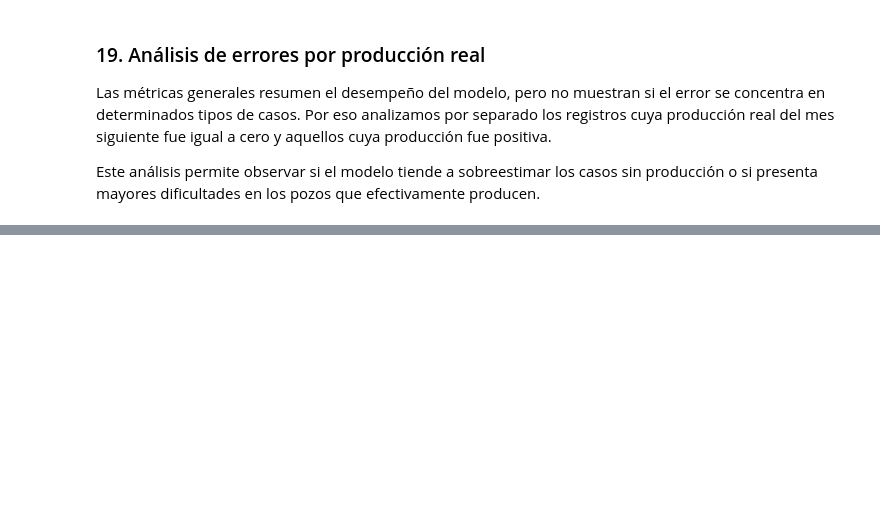
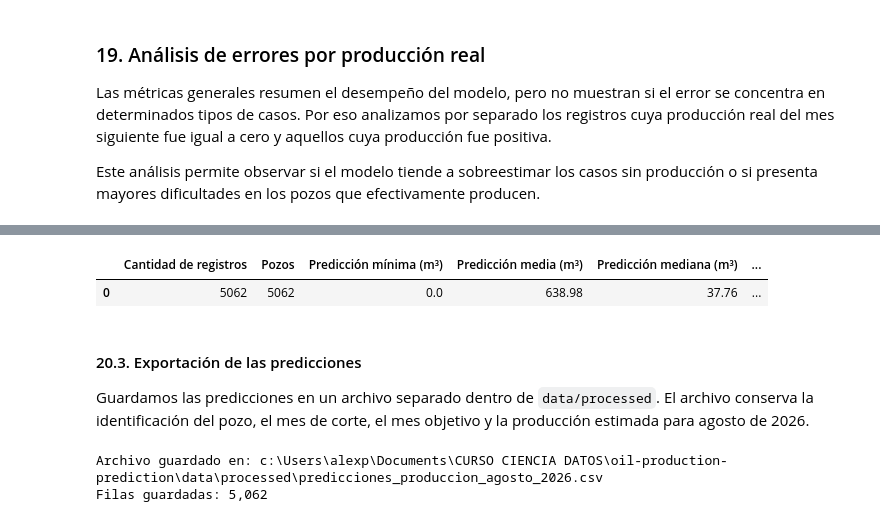
Before and after one commit to alexParedes027/oil-production-prediction, a Jupyter notebook: notebooks/04_modelado_regresion.ipynb, the cells around one changed output, grey strips where cells are left out. Saved outputs shown, nothing was run; the diff lists cells and outputs as text; code cells hidden in the pictures; blank space fills up the shorter version.

```diff
--- a/notebooks/04_modelado_regresion.ipynb
+++ b/notebooks/04_modelado_regresion.ipynb
@@ -2323 +2411,59 @@ display(resultados_test_por_grupo_final)
+# %%
+resumen_inferencia = pd.DataFrame({
+    "Cantidad de registros": [len(resultado_inferencia)],
+    "Pozos": [resultado_inferencia["idpozo"].nunique()],
+    "Predicción mínima (m³)": [
+        resultado_inferencia["produccion_predicha_m3"].min()
+    ],
+    "Predicción media (m³)": [
+        resultado_inferencia["produccion_predicha_m3"].mean()
+    ],
+    "Predicción mediana (m³)": [
+        resultado_inferencia["produccion_predicha_m3"].median()
+    ],
+    "Percentil 90 (m³)": [
+        resultado_inferencia[
+            "produccion_predicha_m3"
+        ].quantile(0.90)
+    ],
+    "Percentil 99 (m³)": [
+        resultado_inferencia[
+            "produccion_predicha_m3"
+        ].quantile(0.99)
+    ],
+    "Predicción máxima (m³)": [
+        resultado_inferencia["produccion_predicha_m3"].max()
+    ],
+    "Predicciones iguales a cero": [
+        (
+            resultado_inferencia["produccion_predicha_m3"] == 0
+        ).sum()
+    ],
+})
+
+display(resumen_inferencia.round(2))
+# %% [output]
+|  | Cantidad de registros | Pozos | Predicción mínima (m³) | Predicción media (m³) | Predicción mediana (m³) | ... |
+| 0 | 5062 | 5062 | 0.0 | 638.98 | 37.76 | ... |
+# %% [markdown]
+#### 20.3. Exportación de las predicciones
+
+Guardamos las predicciones en un archivo separado dentro de `data/processed`. El archivo conserva la identificación del pozo, el mes de corte, el mes objetivo y la producción estimada para agosto de 2026.
+# %%
+ruta_inferencia_final = (
+    RUTA_PROCESSED / "predicciones_produccion_agosto_2026.csv"
+)
+
+resultado_inferencia.to_csv(
+    ruta_inferencia_final,
+    index=False,
+)
+
+print(f"Archivo guardado en: {ruta_inferencia_final}")
+print(
+    f"Filas guardadas: {len(resultado_inferencia):,}"
+)
+# %% [output]
+Archivo guardado en: c:\Users\alexp\Documents\CURSO CIENCIA DATOS\oil-production-prediction\data\processed\predicciones_produccion_agosto_2026.csv
+Filas guardadas: 5,062
 # %% [markdown]
```
Also changed, not shown: parts of 9 cells of this notebook.
